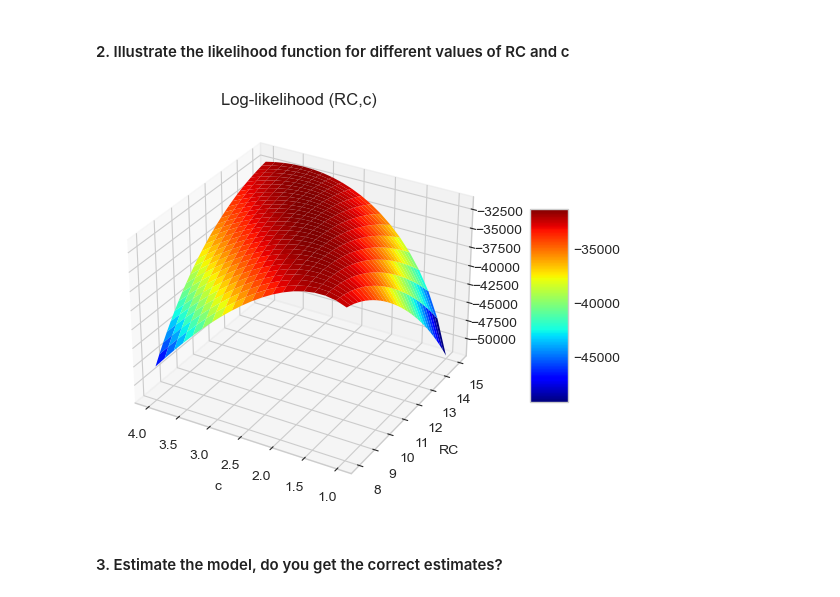
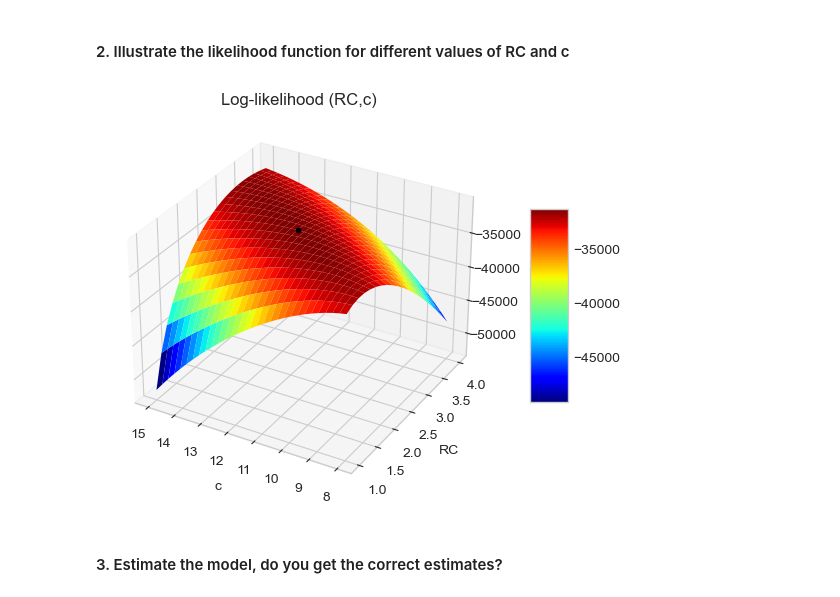
Before and after one commit to bschjerning/dp_ucph, a Jupyter notebook: 2_dynamic_discrete_choice/exercises/ex_post/01_NFXP/02_NFXP_simulate.ipynb, the cells around one changed output. Cells and saved outputs as stored; diff of their text form; code cells hidden in the pictures.

Commit message:
Updated discrete choice exercise 2
Added max point to graph
Changed estimate.ll no_guess option annotations
Fixed bug in ex_post question 4 solver options

```diff
--- a/2_dynamic_discrete_choice/exercises/ex_post/01_NFXP/02_NFXP_simulate.ipynb
+++ b/2_dynamic_discrete_choice/exercises/ex_post/01_NFXP/02_NFXP_simulate.ipynb
@@ -69,7 +69,7 @@ for i in range(NRC):
         # Estimate RC and C
         pnames = ['RC','c']
         theta = np.array([RC[i], c[j]])
-        log_lik[i,j]=estimate.ll(theta,model, solver,data, pnames, no_guess=False)
+        log_lik[i,j]=estimate.ll(theta,model, solver,data, pnames, no_guess=True)
 
 log_lik *= samplesize*(-1)
 
@@ -79,31 +79,35 @@ model.c = copy.copy(par_c)
 # %%
 # plot figure in three dimensions
 from mpl_toolkits.mplot3d import Axes3D
 from matplotlib import cm
 plt.style.use('seaborn-whitegrid')
 
 
 fig = plt.figure(figsize=(10,5))
-ax = fig.add_subplot(1,1,1,projection='3d')
+ax = fig.add_subplot(1,1,1,projection='3d', computed_zorder=False)
 
 # Make data.
-X, Y = np.meshgrid(c, RC)
+X, Y = np.meshgrid(RC, c,indexing='ij')
+x, y = np.unravel_index(np.argmax(log_lik), log_lik.shape)
 
 # Plot the surface.
 surf = ax.plot_surface(X, Y, log_lik, cmap=cm.jet)
+
+#Plot max value
+max = ax.scatter(RC[x], c[y], log_lik[x,y], color=['black'], marker='o', s=10)
 
 # Customize the axis.
 ax.set_xlabel(f'c')
 ax.set_ylabel(f'RC')
 ax.set_title(f'Log-likelihood (RC,c)')
 ax.invert_xaxis()
 
 # Add a color bar which maps values to colors.
 fig.colorbar(surf, shrink=0.5, aspect=5)
 
 plt.show()
 # %% [output]
-[figure, old version]
+[figure, new version]
 # %% [markdown]
 #### 3. Estimate the model, do you get the correct estimates?
 # %%
```
Also changed, not shown: parts of 3 cells of this notebook, 2 other files.
